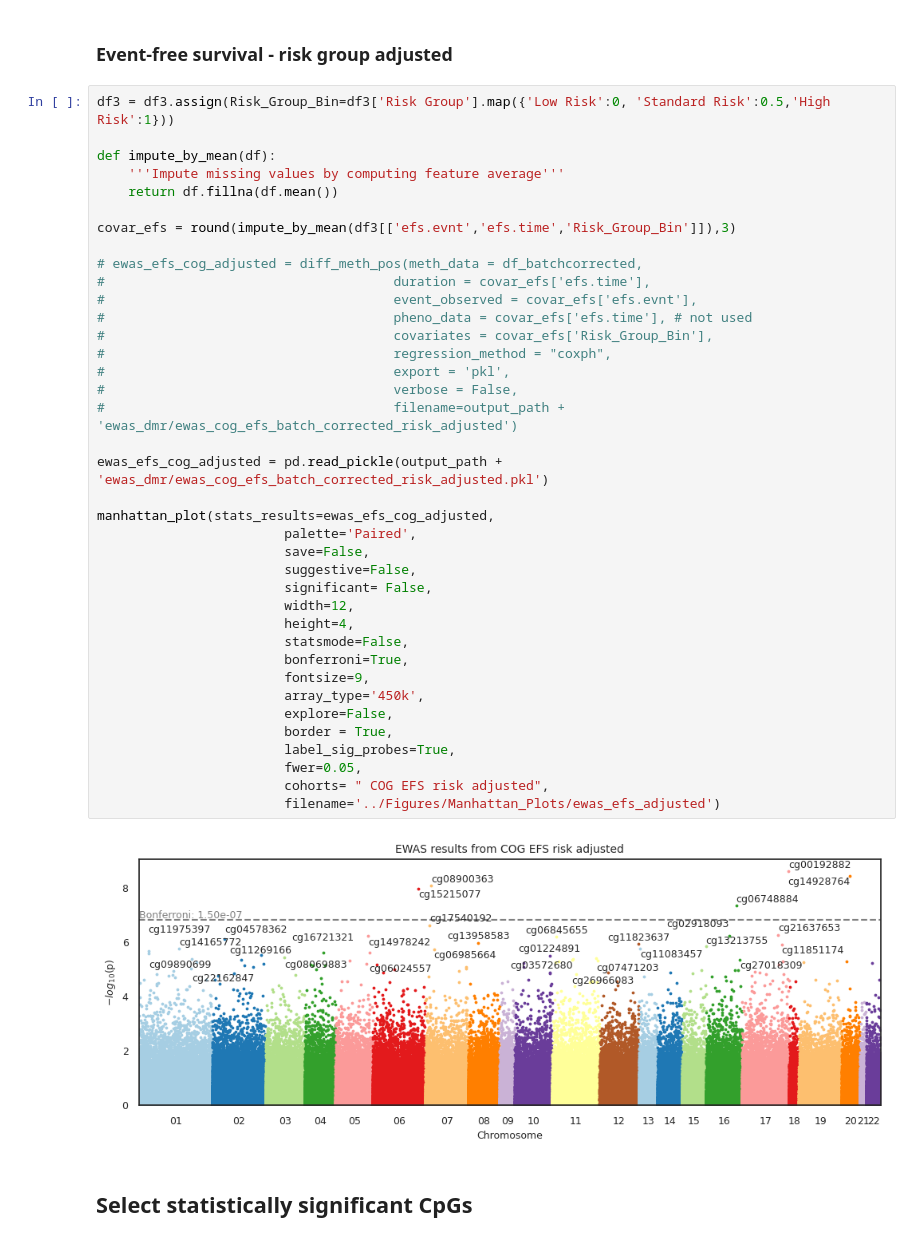
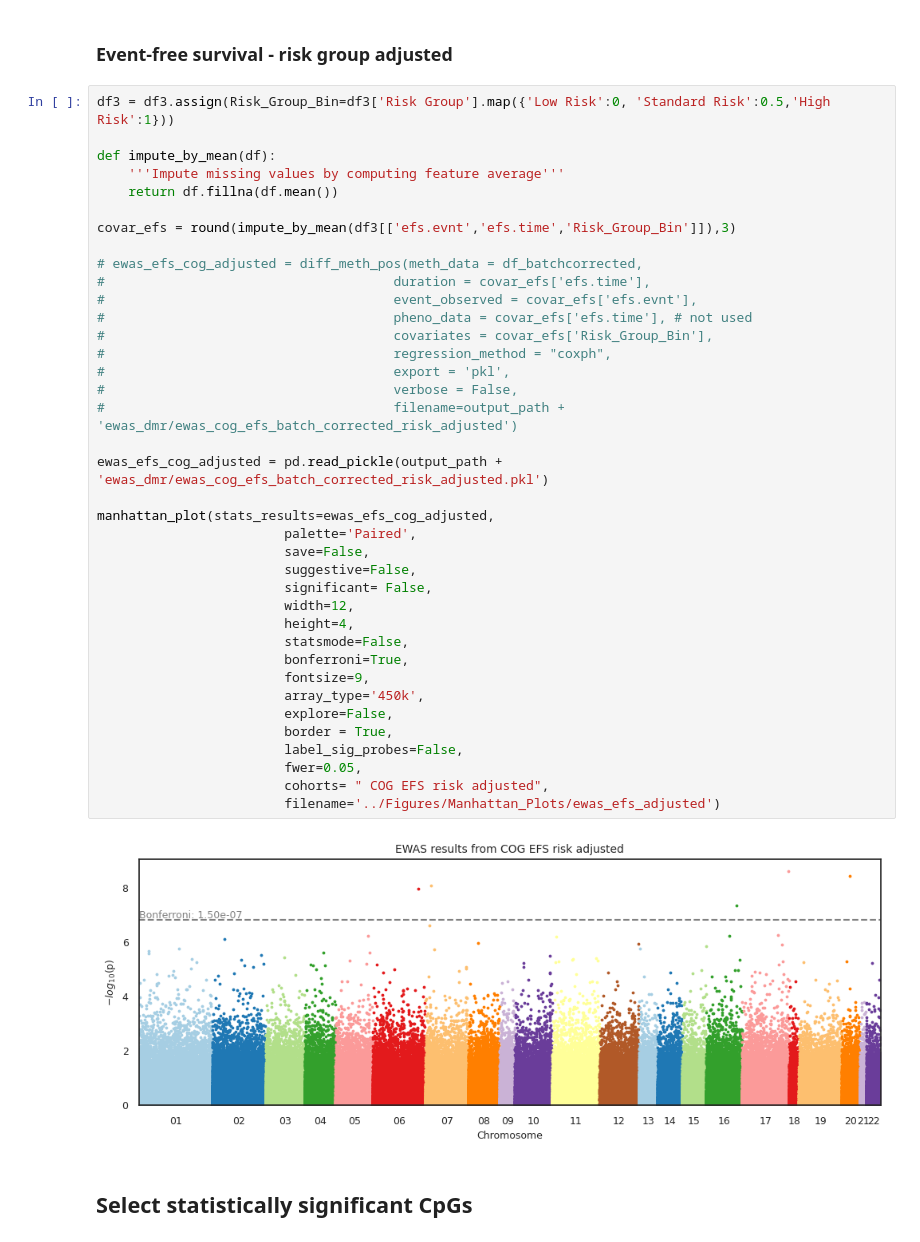
Before and after one commit to f-marchi/ALMA, a Jupyter notebook: _build/jupyter_execute/2_Univariate_CoxPH-EWAS_v3.ipynb, the cells around one changed output. Drawn from its saved outputs; the diff is of its cells as text.

```diff
--- a/_build/jupyter_execute/2_Univariate_CoxPH-EWAS_v3.ipynb
+++ b/_build/jupyter_execute/2_Univariate_CoxPH-EWAS_v3.ipynb
@@ -350,35 +350,35 @@ covar_efs = round(impute_by_mean(df3[['efs.evnt','efs.time','Risk_Group_Bin']]),
 
 # ewas_efs_cog_adjusted = diff_meth_pos(meth_data = df_batchcorrected,
 #                                     duration = covar_efs['efs.time'],
 #                                     event_observed = covar_efs['efs.evnt'],
 #                                     pheno_data = covar_efs['efs.time'], # not used
 #                                     covariates = covar_efs['Risk_Group_Bin'],
 #                                     regression_method = "coxph",
 #                                     export = 'pkl',
 #                                     verbose = False,
 #                                     filename=output_path + 'ewas_dmr/ewas_cog_efs_batch_corrected_risk_adjusted')
 
 ewas_efs_cog_adjusted = pd.read_pickle(output_path + 'ewas_dmr/ewas_cog_efs_batch_corrected_risk_adjusted.pkl')
 
 manhattan_plot(stats_results=ewas_efs_cog_adjusted,
                         palette='Paired',
                         save=False,
                         suggestive=False,
                         significant= False,
                         width=12,
                         height=4,
                         statsmode=False,
                         bonferroni=True,
                         fontsize=9,
                         array_type='450k',
                         explore=False,
                         border = True,
-                        label_sig_probes=True,
+                        label_sig_probes=False,
                         fwer=0.05,
                         cohorts= " COG EFS risk adjusted",
                         filename='../Figures/Manhattan_Plots/ewas_efs_adjusted')
 # %% [output]
-[figure, old version]
+[figure, new version]
 # %% [markdown]
 ## Select statistically significant CpGs
 # %% [markdown]
```
Also changed, not shown: parts of 3 cells of this notebook, 12 other files.
